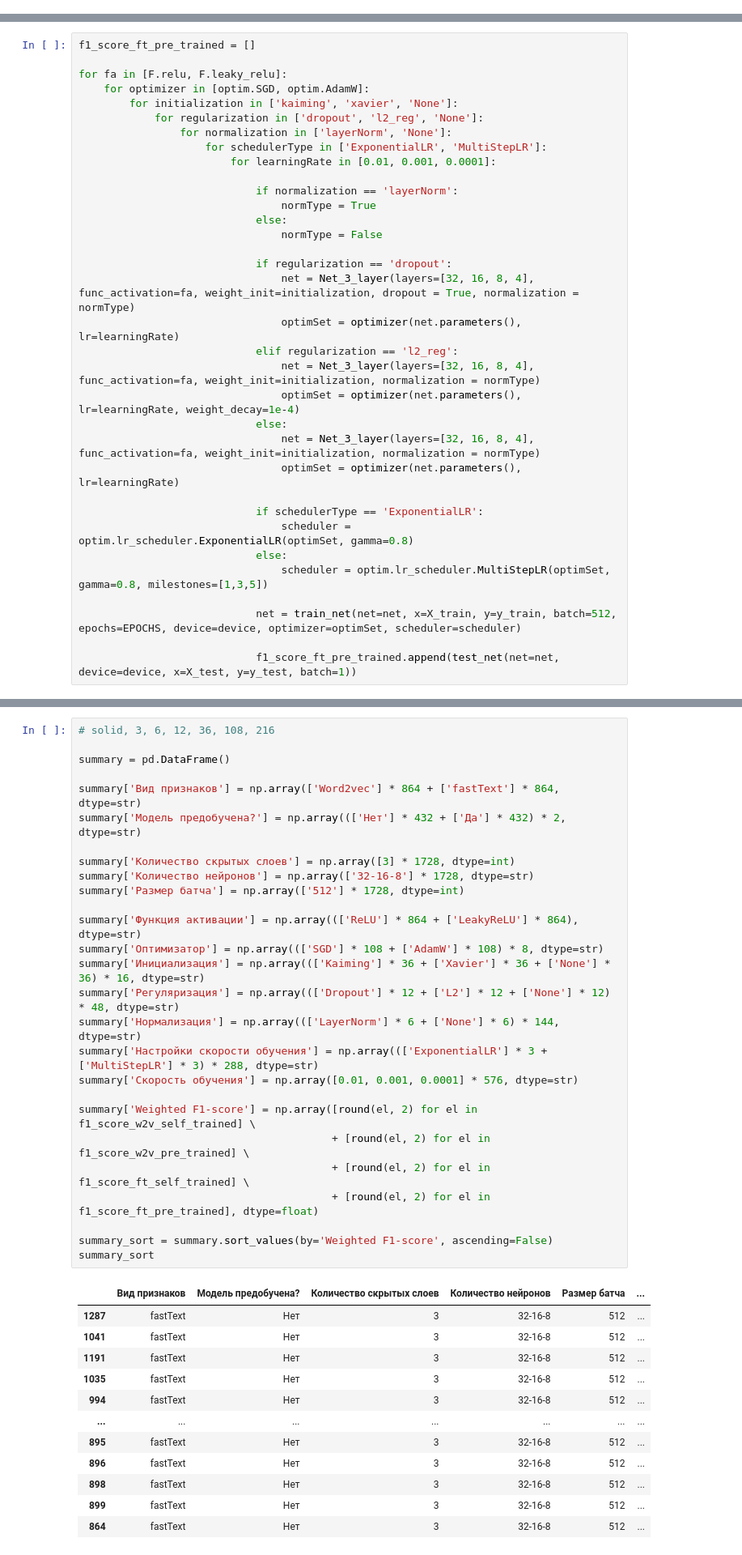
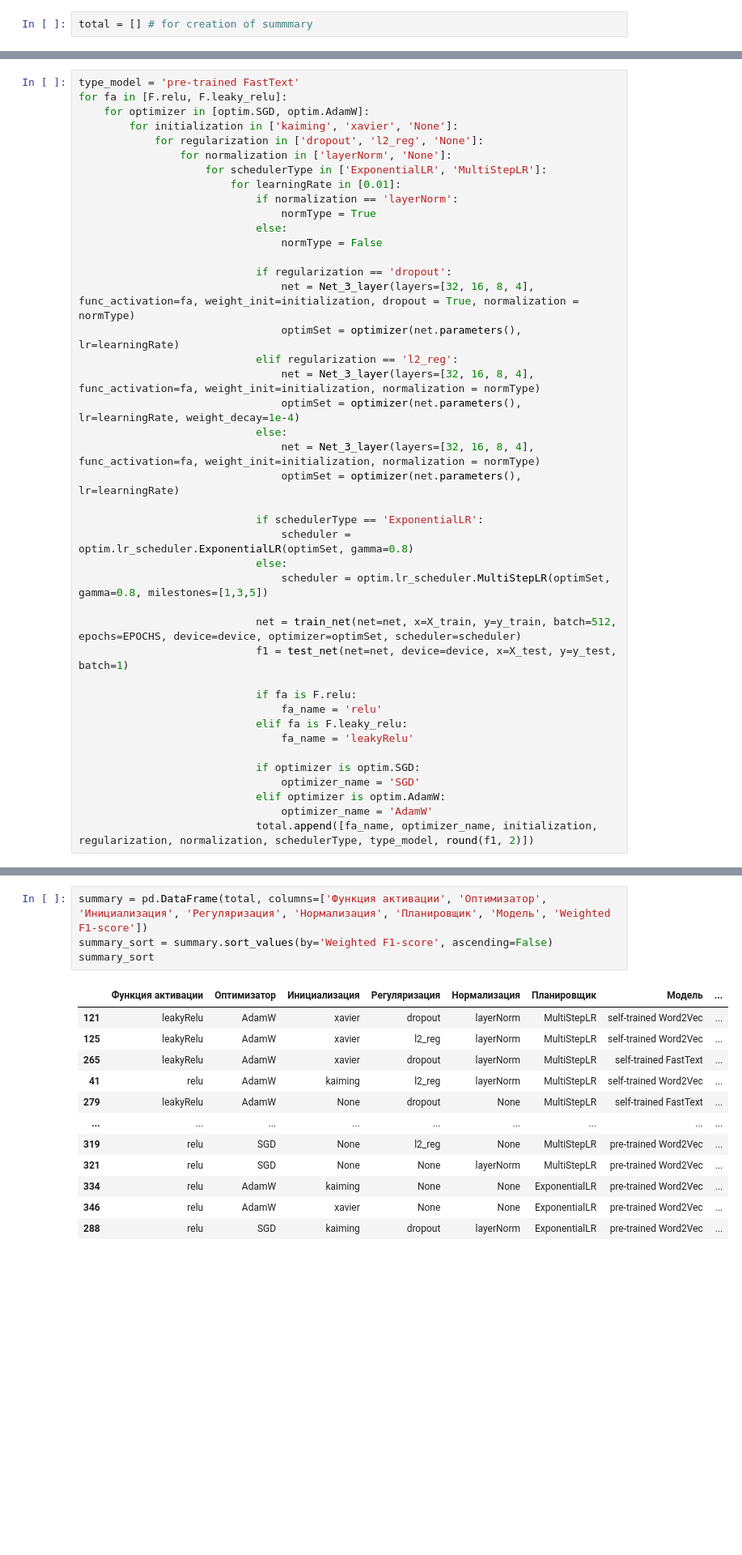
Before and after one commit to Geloger37/ML_l, a Jupyter notebook: 3/lab_3.ipynb, the cells around one changed output, grey strips where cells are left out. Shown: that part at 81% size. Saved outputs shown, nothing was run; the diff lists cells and outputs as text; blank space fills up the shorter version.

Commit message:
Change method of constructing of summary table

```diff
--- a/3/lab_3.ipynb
+++ b/3/lab_3.ipynb
@@ -45,6 +45,8 @@ device = torch.device(dev)
 print(device)
 # %% [output]
 cuda:0
+# %%
+total = [] # for creation of summmary
 # %% [markdown]
 # Модели и методы для обучения и тестирования
 # %%
@@ -810,16 +836,14 @@ X_test = word_averaging_list_pre_trained(ft_model, X_test_token_pre_trained)
 # %% [markdown]
 ## Обучение нейронных сетей
 # %%
-f1_score_ft_pre_trained = []
-
+type_model = 'pre-trained FastText'
 for fa in [F.relu, F.leaky_relu]:
     for optimizer in [optim.SGD, optim.AdamW]:
         for initialization in ['kaiming', 'xavier', 'None']:
             for regularization in ['dropout', 'l2_reg', 'None']:
                 for normalization in ['layerNorm', 'None']:
                     for schedulerType in ['ExponentialLR', 'MultiStepLR']:
-                        for learningRate in [0.01, 0.001, 0.0001]:
-
+                        for learningRate in [0.01]:
                             if normalization == 'layerNorm':
                                 normType = True
                             else:
@@ -841,7 +865,17 @@ for fa in [F.relu, F.leaky_relu]:
                                 scheduler = optim.lr_scheduler.MultiStepLR(optimSet, gamma=0.8, milestones=[1,3,5])
 
                             net = train_net(net=net, x=X_train, y=y_train, batch=512, epochs=EPOCHS, device=device, optimizer=optimSet, scheduler=scheduler)
+                            f1 = test_net(net=net, device=device, x=X_test, y=y_test, batch=1)
 
-                            f1_score_ft_pre_trained.append(test_net(net=net, device=device, x=X_test, y=y_test, batch=1))
+                            if fa is F.relu:
+                                fa_name = 'relu'
+                            elif fa is F.leaky_relu:
+                                fa_name = 'leakyRelu'
+
+                            if optimizer is optim.SGD:
+                                optimizer_name = 'SGD'
+                            elif optimizer is optim.AdamW:
+                                optimizer_name = 'AdamW'
+                            total.append([fa_name, optimizer_name, initialization, regularization, normalization, schedulerType, type_model, round(f1, 2)])
 # %% [output]
 ------------------------------
@@ -876,42 +902,19 @@ for cur in [f1_score_w2v_self_trained, f1_score_w2v_pre_trained, f1_score_ft_sel
 # %% [markdown]
 # Сводная таблица
 # %%
-# solid, 3, 6, 12, 36, 108, 216
-
-summary = pd.DataFrame()
-
-summary['Вид признаков'] = np.array(['Word2vec'] * 864 + ['fastText'] * 864, dtype=str)
-summary['Модель предобучена?'] = np.array((['Нет'] * 432 + ['Да'] * 432) * 2, dtype=str)
-
-summary['Количество скрытых слоев'] = np.array([3] * 1728, dtype=int)
-summary['Количество нейронов'] = np.array(['32-16-8'] * 1728, dtype=str)
-summary['Размер батча'] = np.array(['512'] * 1728, dtype=int)
-
-summary['Функция активации'] = np.array((['ReLU'] * 864 + ['LeakyReLU'] * 864), dtype=str)
-summary['Оптимизатор'] = np.array((['SGD'] * 108 + ['AdamW'] * 108) * 8, dtype=str)
-summary['Инициализация'] = np.array((['Kaiming'] * 36 + ['Xavier'] * 36 + ['None'] * 36) * 16, dtype=str)
-summary['Регуляризация'] = np.array((['Dropout'] * 12 + ['L2'] * 12 + ['None'] * 12) * 48, dtype=str)
-summary['Нормализация'] = np.array((['LayerNorm'] * 6 + ['None'] * 6) * 144, dtype=str)
-summary['Настройки скорости обучения'] = np.array((['ExponentialLR'] * 3 + ['MultiStepLR'] * 3) * 288, dtype=str)
-summary['Скорость обучения'] = np.array([0.01, 0.001, 0.0001] * 576, dtype=str)
-
-summary['Weighted F1-score'] = np.array([round(el, 2) for el in f1_score_w2v_self_trained] \
-                                        + [round(el, 2) for el in f1_score_w2v_pre_trained] \
-                                        + [round(el, 2) for el in f1_score_ft_self_trained] \
-                                        + [round(el, 2) for el in f1_score_ft_pre_trained], dtype=float)
-
+summary = pd.DataFrame(total, columns=['Функция активации', 'Оптимизатор', 'Инициализация', 'Регуляризация', 'Нормализация', 'Планировщик', 'Модель', 'Weighted F1-score'])
 summary_sort = summary.sort_values(by='Weighted F1-score', ascending=False)
 summary_sort
 # %% [output]
-|  | Вид признаков | Модель предобучена? | Количество скрытых слоев | Количество нейронов | Размер батча | ... |
-| 1287 | fastText | Нет | 3 | 32-16-8 | 512 | ... |
-| 1041 | fastText | Нет | 3 | 32-16-8 | 512 | ... |
-| 1191 | fastText | Нет | 3 | 32-16-8 | 512 | ... |
-| 1035 | fastText | Нет | 3 | 32-16-8 | 512 | ... |
-| 994 | fastText | Нет | 3 | 32-16-8 | 512 | ... |
-| ... | ... | ... | ... | ... | ... | ... |
-| 895 | fastText | Нет | 3 | 32-16-8 | 512 | ... |
-| 896 | fastText | Нет | 3 | 32-16-8 | 512 | ... |
-| 898 | fastText | Нет | 3 | 32-16-8 | 512 | ... |
-| 899 | fastText | Нет | 3 | 32-16-8 | 512 | ... |
-| 864 | fastText | Нет | 3 | 32-16-8 | 512 | ... |
+|  | Функция активации | Оптимизатор | Инициализация | Регуляризация | Нормализация | Планировщик | Модель | ... |
+| 121 | leakyRelu | AdamW | xavier | dropout | layerNorm | MultiStepLR | self-trained Word2Vec | ... |
+| 125 | leakyRelu | AdamW | xavier | l2_reg | layerNorm | MultiStepLR | self-trained Word2Vec | ... |
+| 265 | leakyRelu | AdamW | xavier | dropout | layerNorm | MultiStepLR | self-trained FastText | ... |
+| 41 | relu | AdamW | kaiming | l2_reg | layerNorm | MultiStepLR | self-trained Word2Vec | ... |
+| 279 | leakyRelu | AdamW | None | dropout | None | MultiStepLR | self-trained FastText | ... |
+| ... | ... | ... | ... | ... | ... | ... | ... | ... |
+| 319 | relu | SGD | None | l2_reg | None | MultiStepLR | pre-trained Word2Vec | ... |
+| 321 | relu | SGD | None | None | layerNorm | MultiStepLR | pre-trained Word2Vec | ... |
+| 334 | relu | AdamW | kaiming | None | None | ExponentialLR | pre-trained Word2Vec | ... |
+| 346 | relu | AdamW | xavier | None | None | ExponentialLR | pre-trained Word2Vec | ... |
+| 288 | relu | SGD | kaiming | dropout | layerNorm | ExponentialLR | pre-trained Word2Vec | ... |
```
Also changed, not shown: parts of 20 cells of this notebook.
